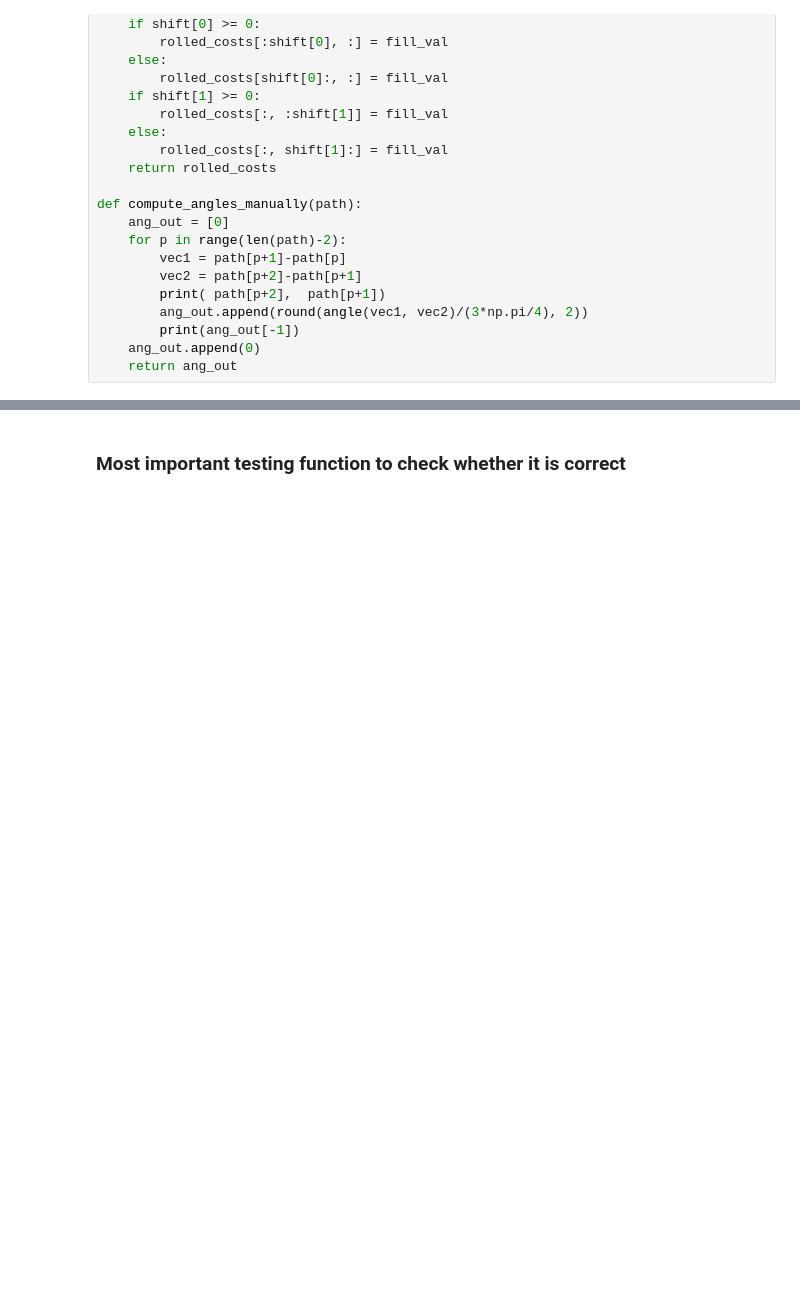
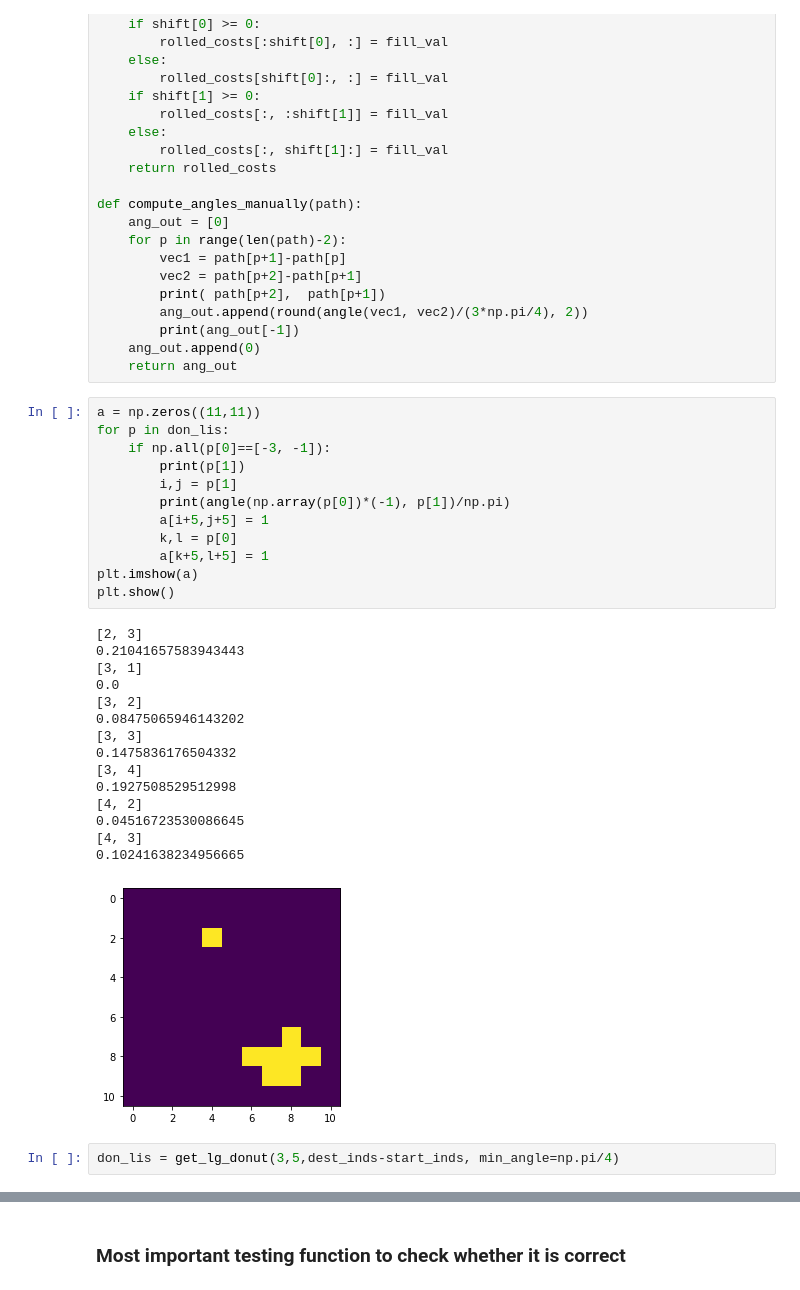
Before and after one commit to NinaWie/PowerPlanner, a Jupyter notebook: notebooks/DAG_SP.ipynb, the cells around one changed output, grey strips where cells are left out. Saved outputs shown, nothing was run; the diff lists cells and outputs as text; blank space fills up the shorter version.

```diff
--- a/notebooks/DAG_SP.ipynb
+++ b/notebooks/DAG_SP.ipynb
@@ -60,6 +60,36 @@ def compute_angles_manually(path):
         print(ang_out[-1])
     ang_out.append(0)
     return ang_out
+# %%
+a = np.zeros((11,11))
+for p in don_lis:
+    if np.all(p[0]==[-3, -1]):
+        print(p[1])
+        i,j = p[1]
+        print(angle(np.array(p[0])*(-1), p[1])/np.pi)
+        a[i+5,j+5] = 1
+        k,l = p[0]
+        a[k+5,l+5] = 1
+plt.imshow(a)
+plt.show()
+# %% [output]
+[2, 3]
+0.21041657583943443
+[3, 1]
+0.0
+[3, 2]
+0.08475065946143202
+[3, 3]
+0.1475836176504332
+[3, 4]
+0.1927508529512998
+[4, 2]
+0.04516723530086645
+[4, 3]
+0.10241638234956665
+[figure, added]
+# %%
+don_lis = get_lg_donut(3,5,dest_inds-start_inds, min_angle=np.pi/4)
 # %%
 def compute_dists(n_iters, shifts, test_example, start_inds, dest_inds, weights = [0.5, 1]):
     # weights = [0.5,0.5]
```
Also changed, not shown: parts of 7 cells of this notebook, 10 other files.
